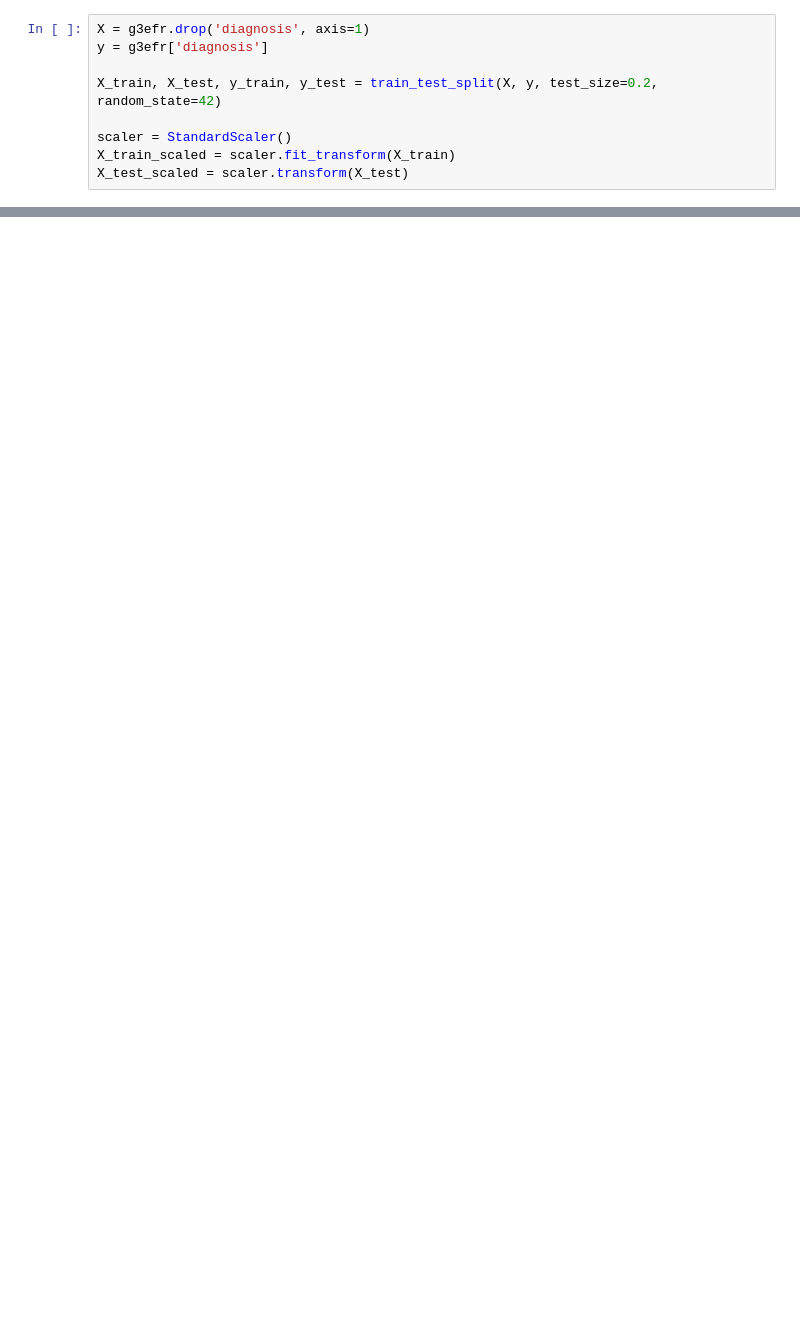
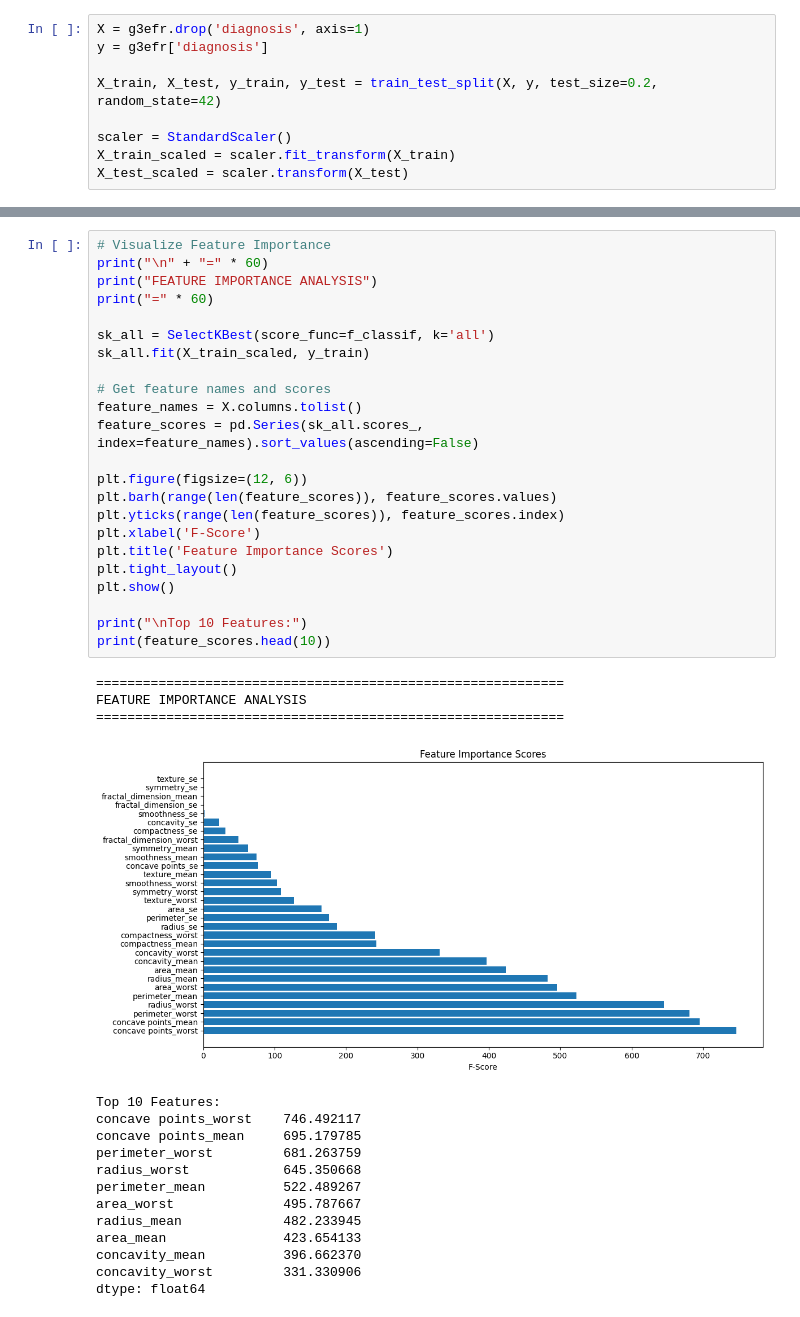
Before and after one commit to Mohamed-Ehab-Sabry/ml-mushroom-breast-cancer-classifier, a Jupyter notebook: breast_cancer.ipynb, the cells around one changed output, grey strips where cells are left out. Cells and saved outputs as stored; diff of their text form; blank space fills up the shorter version.

Commit message:
feat: add the feature selection and PCA implementation

```diff
--- a/breast_cancer.ipynb
+++ b/breast_cancer.ipynb
@@ -213,0 +268,40 @@ Accuracy: 96.49122807017544
+# %%
+# Visualize Feature Importance
+print("\n" + "=" * 60)
+print("FEATURE IMPORTANCE ANALYSIS")
+print("=" * 60)
+
+sk_all = SelectKBest(score_func=f_classif, k='all')
+sk_all.fit(X_train_scaled, y_train)
+
+# Get feature names and scores
+feature_names = X.columns.tolist()
+feature_scores = pd.Series(sk_all.scores_, index=feature_names).sort_values(ascending=False)
+
+plt.figure(figsize=(12, 6))
+plt.barh(range(len(feature_scores)), feature_scores.values)
+plt.yticks(range(len(feature_scores)), feature_scores.index)
+plt.xlabel('F-Score')
+plt.title('Feature Importance Scores')
+plt.tight_layout()
+plt.show()
+
+print("\nTop 10 Features:")
+print(feature_scores.head(10))
+# %% [output]
+============================================================
+FEATURE IMPORTANCE ANALYSIS
+============================================================
+[figure, added]
+Top 10 Features:
+concave points_worst    746.492117
+concave points_mean     695.179785
+perimeter_worst         681.263759
+radius_worst            645.350668
+perimeter_mean          522.489267
+area_worst              495.787667
+radius_mean             482.233945
+area_mean               423.654133
+concavity_mean          396.662370
+concavity_worst         331.330906
+dtype: float64
```
Also changed, not shown: parts of 15 cells of this notebook.
